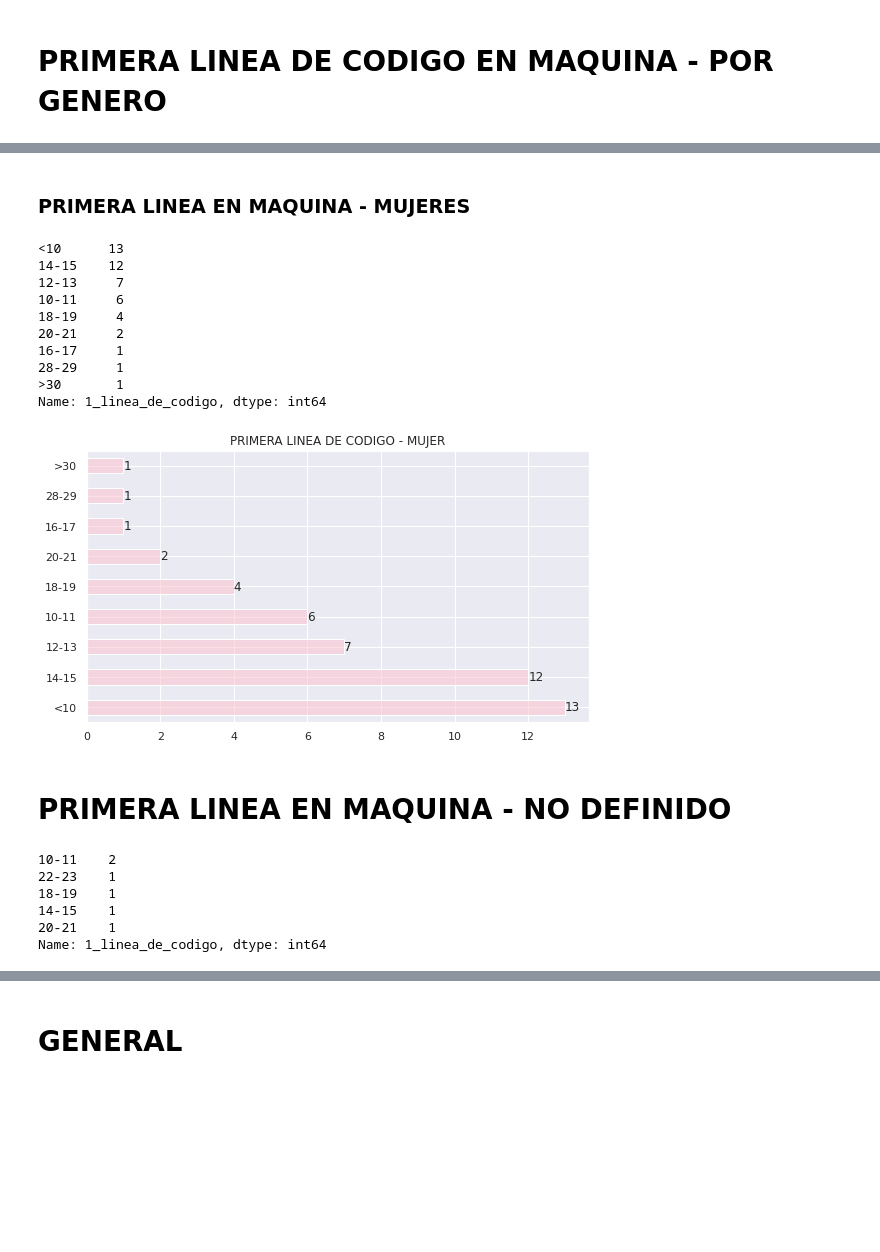
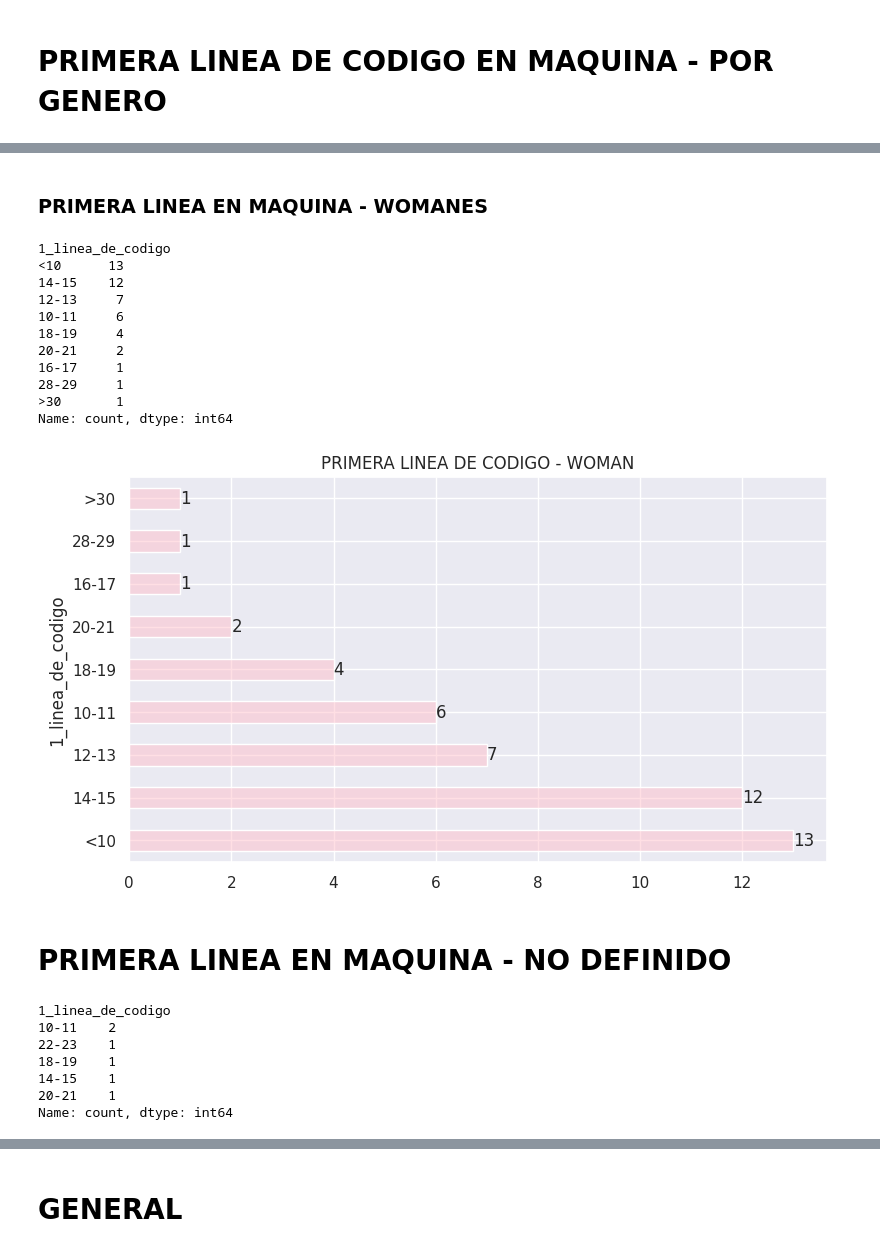
Before and after one commit to TorrezMN/Data_Science, a Jupyter notebook: Enc_Devs_Py/Notebooks/Experience.ipynb, the cells around one changed output, grey strips where cells are left out. Cells and saved outputs as stored; diff of their text form; code cells hidden in the pictures; blank space fills up the shorter version.

```diff
--- a/Enc_Devs_Py/Notebooks/Experience.ipynb
+++ b/Enc_Devs_Py/Notebooks/Experience.ipynb
@@ -327,11 +399,11 @@ Name: exp_en_programacion, dtype: float64
 fig = plt.figure(figsize=(9, 5))
 
 homb_exp_coding = (
-    gen.get_group("HOMBRE")["exp_en_programacion"]
+    gen.get_group("MAN")["exp_en_programacion"]
     .value_counts()
     .plot(
         kind="barh",
-        title="Experiencia codificando. - HOMBRES",
+        title="Experiencia codificando. - MANS",
         color=get_color('Male','light'),
     )
 )
@@ -342,7 +414,7 @@ homb_exp_coding.set_ylabel("Years of experience.")
 
 
 for k, v in enumerate(
-    gen.get_group("HOMBRE")["exp_en_programacion"].value_counts().values
+    gen.get_group("MAN")["exp_en_programacion"].value_counts().values
 ):
     homb_exp_coding.annotate(v, (v, k), va="center", color="blue")
 
@@ -373,11 +447,11 @@ Name: exp_en_programacion, dtype: float64
 fig = plt.figure(figsize=(9, 5))
 
 muj_exp_coding = (
-    gen.get_group("MUJER")["exp_en_programacion"]
+    gen.get_group("WOMAN")["exp_en_programacion"]
     .value_counts()
     .plot(
         kind="barh",
-        title="Experiencia codificando. - MUJERES",
+        title="Experiencia codificando. - WOMANES",
         color=get_color('Female','light'),
     )
 )
@@ -389,7 +463,7 @@ muj_exp_coding.set_ylabel("Years of experience.")
 
 
 for k, v in enumerate(
-    gen.get_group("MUJER")["exp_en_programacion"].value_counts().values
+    gen.get_group("WOMAN")["exp_en_programacion"].value_counts().values
 ):
     muj_exp_coding.annotate(v, (v, k), va="center", color="blue")
 
@@ -411,10 +486,10 @@ fig = plt.figure(figsize=(9, 5))
 
 
 no_comp_exp_coding = (
-    gen.get_group("NO COMPARTO")["exp_en_programacion"]
+    gen.get_group("DONT SHARE")["exp_en_programacion"]
     .value_counts()
     .plot(
-        kind="barh", title="Experiencia en TI. - NO COMPARTO", color=get_color('I do not share.','light')
+        kind="barh", title="Experiencia en TI. - DONT SHARE", color=get_color('I do not share.','light')
     )
 )
 
@@ -424,7 +499,7 @@ no_comp_exp_coding.set_ylabel("Years of experience.")
 
 
 for k, v in enumerate(
-    gen.get_group("NO COMPARTO")["exp_en_programacion"].value_counts().values
+    gen.get_group("DONT SHARE")["exp_en_programacion"].value_counts().values
 ):
     no_comp_exp_coding.annotate(v, (v, k), va="center", color="blue")
 
@@ -493,26 +592,26 @@ Name: 1_linea_de_codigo, dtype: int64
 # %%
 fig = plt.figure(figsize=(9, 5))
 
-prim_linea_coding_hombres = (
-    gen.get_group("HOMBRE")["1_linea_de_codigo"]
+prim_linea_coding_MANs = (
+    gen.get_group("MAN")["1_linea_de_codigo"]
     .value_counts()
     .plot(
         kind="barh",
-        title="PRIMERA LINEA DE CODIGO - HOMBRES",
+        title="PRIMERA LINEA DE CODIGO - MANS",
         color=get_color('Male','light'),
     )
 )
 
 
-prim_linea_coding_hombres.set_xlabel("Total")
-prim_linea_coding_hombres.set_ylabel("Years of experience.")
+prim_linea_coding_MANs.set_xlabel("Total")
+prim_linea_coding_MANs.set_ylabel("Years of experience.")
 
 
 
 for k, v in enumerate(
-    gen.get_group("HOMBRE")["1_linea_de_codigo"].value_counts().values
+    gen.get_group("MAN")["1_linea_de_codigo"].value_counts().values
 ):
-    prim_linea_coding_hombres.annotate(v, (v, k), va="center", color="blue")
+    prim_linea_coding_MANs.annotate(v, (v, k), va="center", color="blue")
 
 plt.show()
 # %% [output]
@@ -520,8 +619,9 @@ plt.show()
 # %% [markdown]
-### PRIMERA LINEA EN MAQUINA - MUJERES
+### PRIMERA LINEA EN MAQUINA - WOMANES
 # %%
-gen.get_group("MUJER")["1_linea_de_codigo"].value_counts()
+gen.get_group("WOMAN")["1_linea_de_codigo"].value_counts()
 # %% [output]
+1_linea_de_codigo
 <10      13
 14-15    12
 12-13     7
@@ -531,37 +631,38 @@ gen.get_group("MUJER")["1_linea_de_codigo"].value_counts()
 16-17     1
 28-29     1
 >30       1
-Name: 1_linea_de_codigo, dtype: int64
+Name: count, dtype: int64
 # %%
 fig = plt.figure(figsize=(9, 5))
 
-prim_linea_coding_mujeres = (
-    gen.get_group("MUJER")["1_linea_de_codigo"]
+prim_linea_coding_WOMANes = (
+    gen.get_group("WOMAN")["1_linea_de_codigo"]
     .value_counts()
     .plot(
-        kind="barh", title="PRIMERA LINEA DE CODIGO - MUJER", color=get_color('Female','light')
+        kind="barh", title="PRIMERA LINEA DE CODIGO - WOMAN", color=get_color('Female','light')
     )
 )
 
 for k, v in enumerate(
-    gen.get_group("MUJER")["1_linea_de_codigo"].value_counts().values
+    gen.get_group("WOMAN")["1_linea_de_codigo"].value_counts().values
 ):
-    prim_linea_coding_mujeres.annotate(v, (v, k), va="center")
+    prim_linea_coding_WOMANes.annotate(v, (v, k), va="center")
 
 plt.show()
 # %% [output]
-[figure, old version]
+[figure, new version]
 # %% [markdown]
 # PRIMERA LINEA EN MAQUINA - NO DEFINIDO
 # %%
-gen.get_group("NO COMPARTO")["1_linea_de_codigo"].value_counts()
+gen.get_group("DONT SHARE")["1_linea_de_codigo"].value_counts()
 # %% [output]
+1_linea_de_codigo
 10-11    2
 22-23    1
 18-19    1
 14-15    1
 20-21    1
-Name: 1_linea_de_codigo, dtype: int64
+Name: count, dtype: int64
 # %%
 fig = plt.figure(figsize=(9, 5))
 
```
Also changed, not shown: parts of 50 cells of this notebook, 3 other files.
